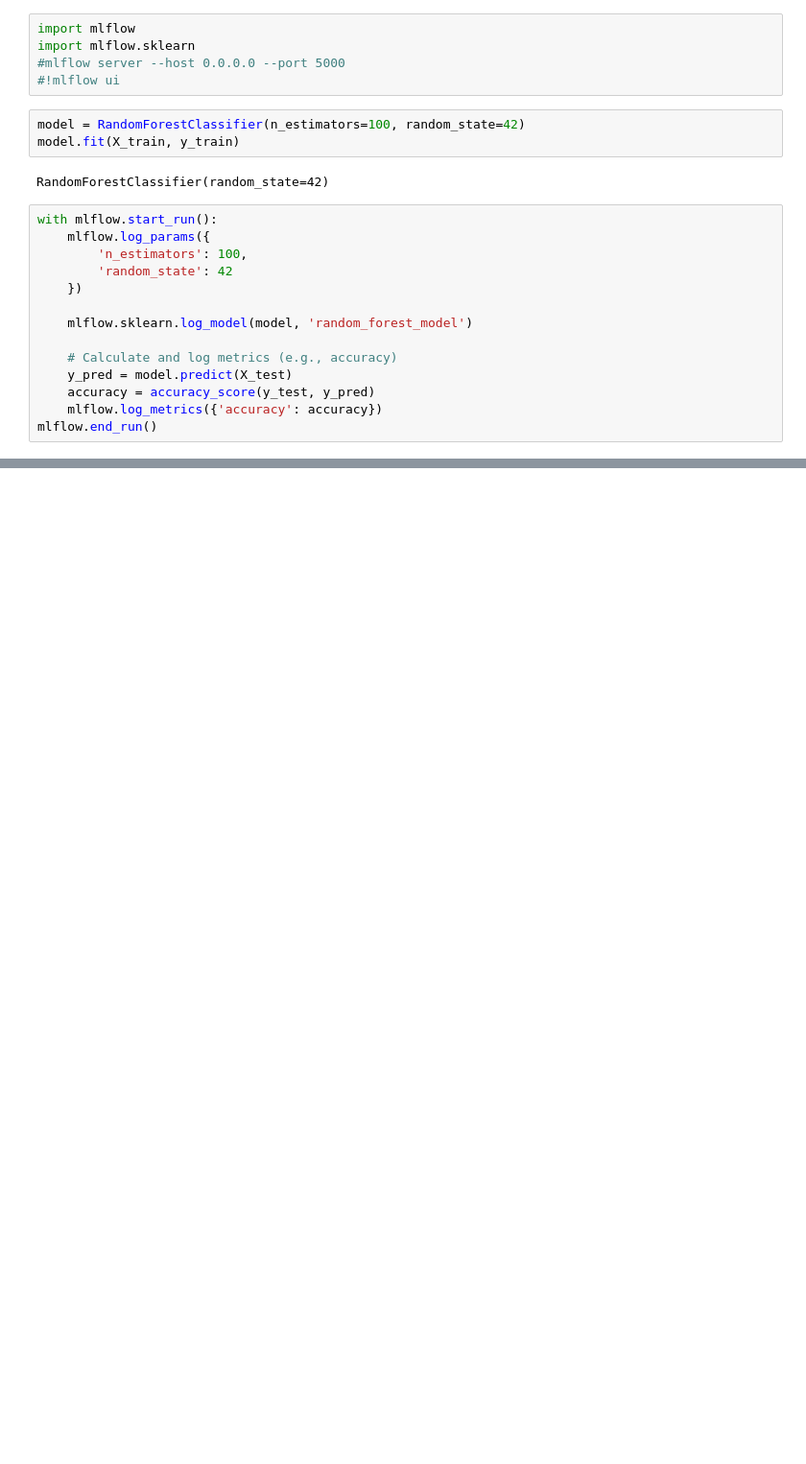
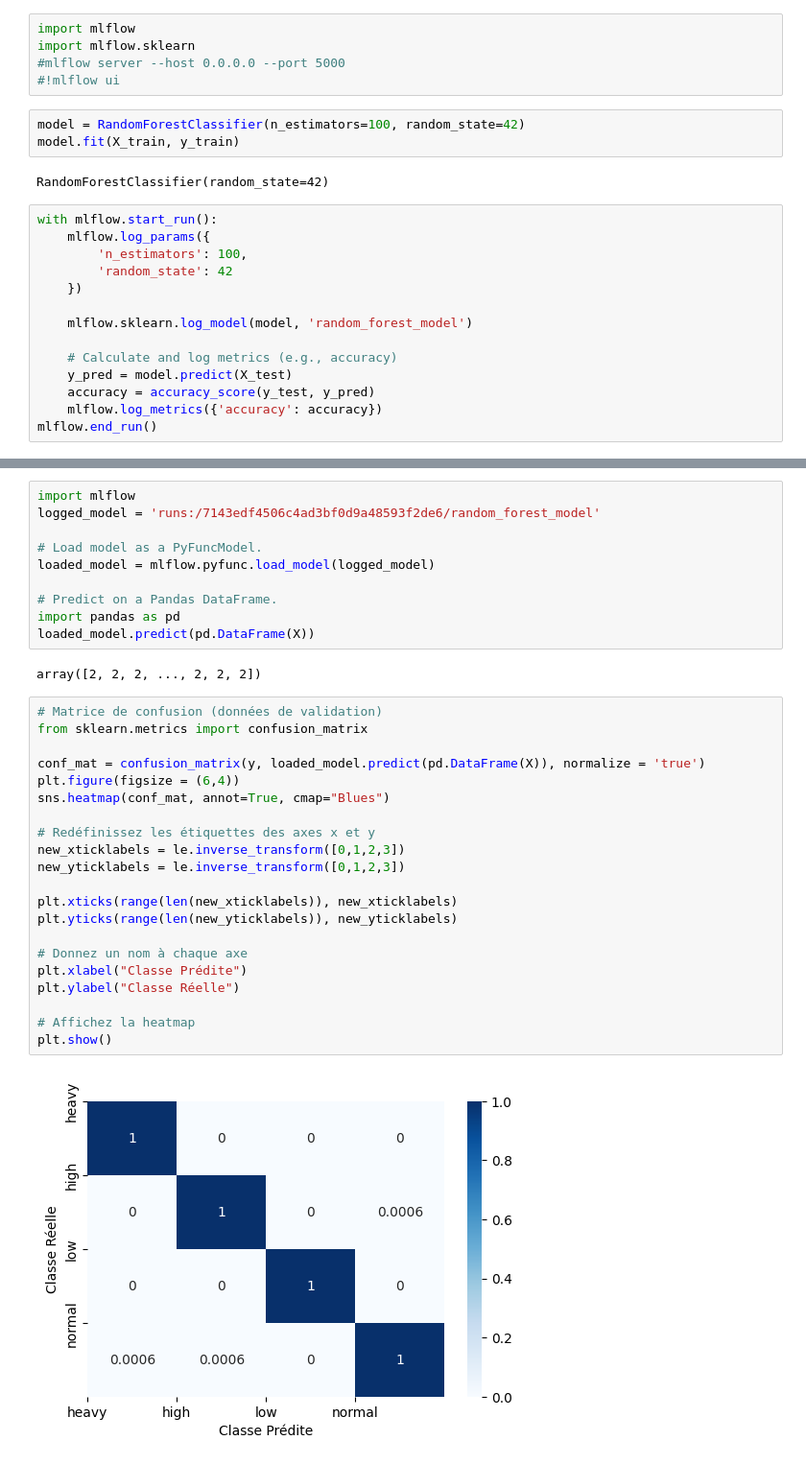
Before and after one commit to Antoine1608/KA-CL-P1-Traffic_prediction, a Jupyter notebook: Traffic_prediction.ipynb, the cells around one changed output, grey strips where cells are left out. Shown: that part at 96% size. Cells and saved outputs as stored; diff of their text form; blank space fills up the shorter version.

```diff
--- a/Traffic_prediction.ipynb
+++ b/Traffic_prediction.ipynb
@@ -413,0 +346,35 @@ plt.show()
+# %%
+import mlflow
+logged_model = 'runs:/7143edf4506c4ad3bf0d9a48593f2de6/random_forest_model'
+
+# Load model as a PyFuncModel.
+loaded_model = mlflow.pyfunc.load_model(logged_model)
+
+# Predict on a Pandas DataFrame.
+import pandas as pd
+loaded_model.predict(pd.DataFrame(X))
+# %% [output]
+array([2, 2, 2, ..., 2, 2, 2])
+# %%
+# Matrice de confusion (données de validation)
+from sklearn.metrics import confusion_matrix
+
+conf_mat = confusion_matrix(y, loaded_model.predict(pd.DataFrame(X)), normalize = 'true')
+plt.figure(figsize = (6,4))
+sns.heatmap(conf_mat, annot=True, cmap="Blues")
+
+# Redéfinissez les étiquettes des axes x et y
+new_xticklabels = le.inverse_transform([0,1,2,3])
+new_yticklabels = le.inverse_transform([0,1,2,3])
+
+plt.xticks(range(len(new_xticklabels)), new_xticklabels)
+plt.yticks(range(len(new_yticklabels)), new_yticklabels)
+
+# Donnez un nom à chaque axe
+plt.xlabel("Classe Prédite")
+plt.ylabel("Classe Réelle")
+
+# Affichez la heatmap
+plt.show()
+# %% [output]
+[figure, added]
```
Also changed, not shown: parts of 19 cells of this notebook.
